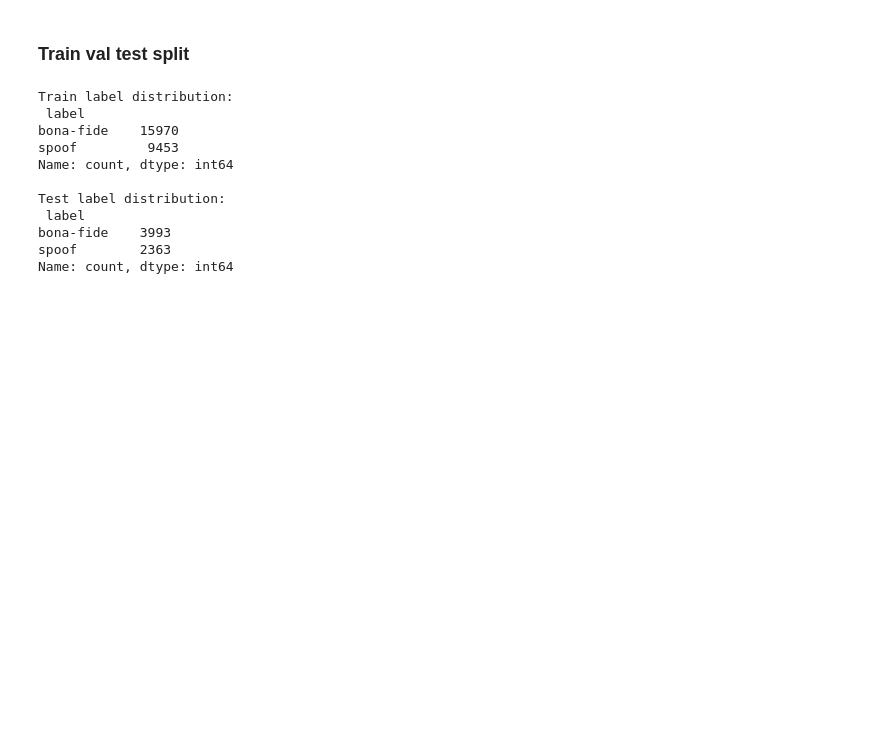
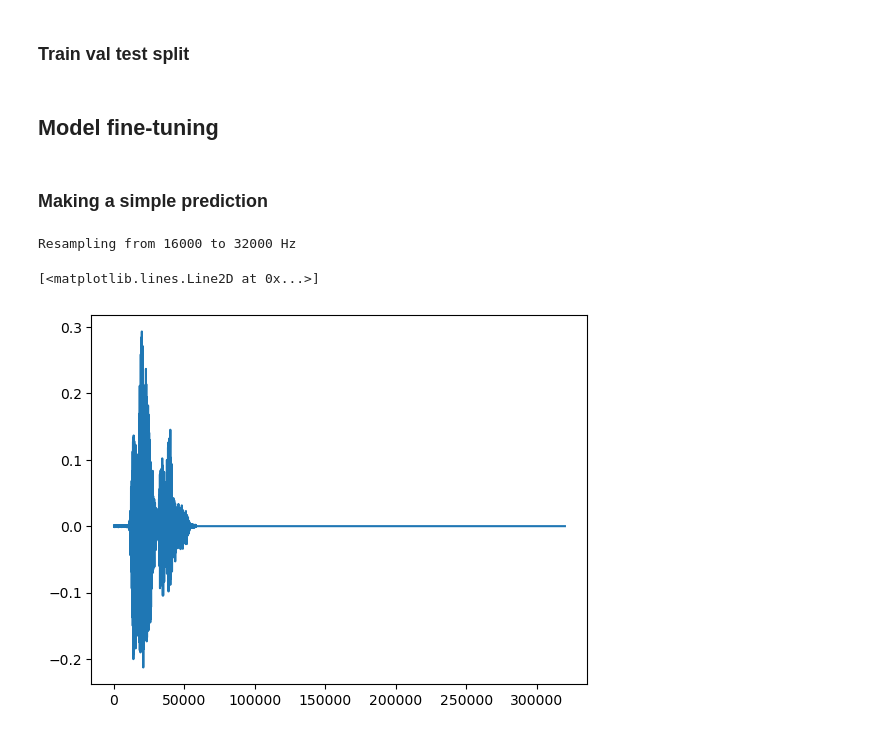
Before and after one commit to KARAS-SSL/AUDIOS, a Jupyter notebook: notebooks/CNN_baseline_model.ipynb, the cells around one changed output. Cells and saved outputs as stored; diff of their text form; code cells hidden in the pictures; blank space fills up the shorter version.

Commit message:
CNN BASELINE: model simple prediction

```diff
--- a/notebooks/CNN_baseline_model.ipynb
+++ b/notebooks/CNN_baseline_model.ipynb
@@ -270,29 +245,7 @@ Minutes of each audio per speaker
 ## Dataset treatment
 # %% [markdown]
 ### Train val test split
-# %%
-from sklearn.model_selection import train_test_split
-
-# Split into train and test with equal distribution of labels
-train_df, test_df = train_test_split(
-    dataset_metadata_df,
-    test_size=0.2,  # Adjust this ratio as needed
-    stratify=dataset_metadata_df['label'],
-    random_state=RANDOM_STATE
-)
-
-# Check label distribution in train and test sets
-print("Train label distribution:\n", train_df['label'].value_counts())
-print("\nTest label distribution:\n", test_df['label'].value_counts())
-# %% [output]
-Train label distribution:
- label
-bona-fide    15970
-spoof         9453
-Name: count, dtype: int64
-
-Test label distribution:
- label
-bona-fide    3993
-spoof        2363
-Name: count, dtype: int64
+# %% [markdown]
+## Model fine-tuning
+# %% [markdown]
+### Making a simple prediction
@@ -298,0 +277,13 @@ Name: count, dtype: int64
+# %%
+import matplotlib.pyplot as plt
+
+sample_audio = dataset_metadata_df.file[0]
+audio_path = os.path.join(PATH_TO_DATASET, sample_audio)
+
+waveform = load_and_preprocess_audio(audio_path)
+
+plt.plot(waveform[0])
+# %% [output]
+Resampling from 16000 to 32000 Hz
+[<matplotlib.lines.Line2D at 0x...>]
+[figure, added]
```
Also changed, not shown: parts of 7 cells of this notebook.
